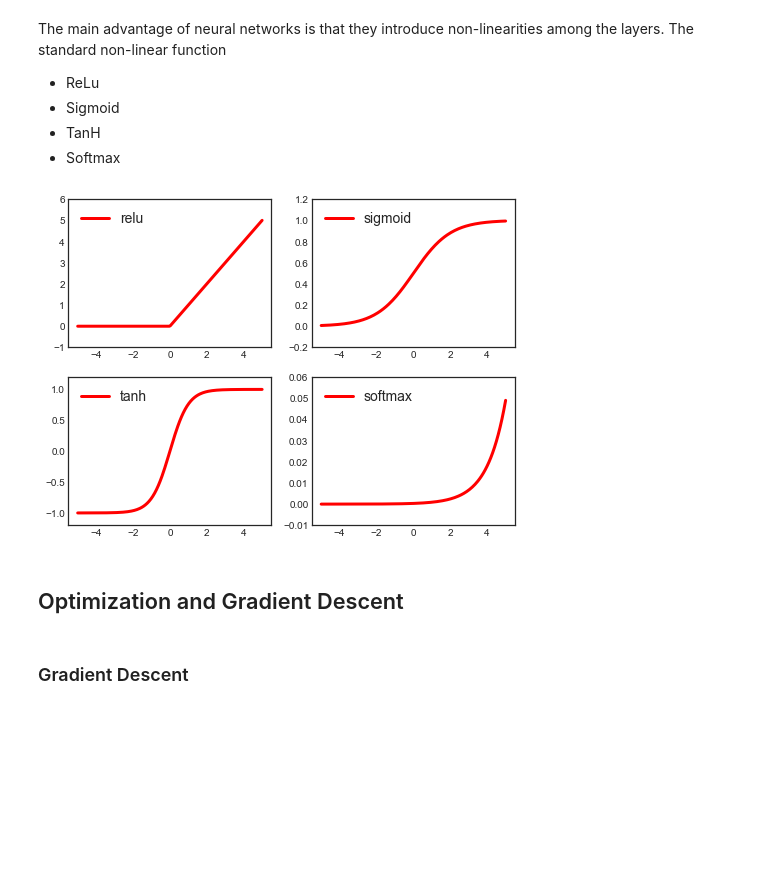
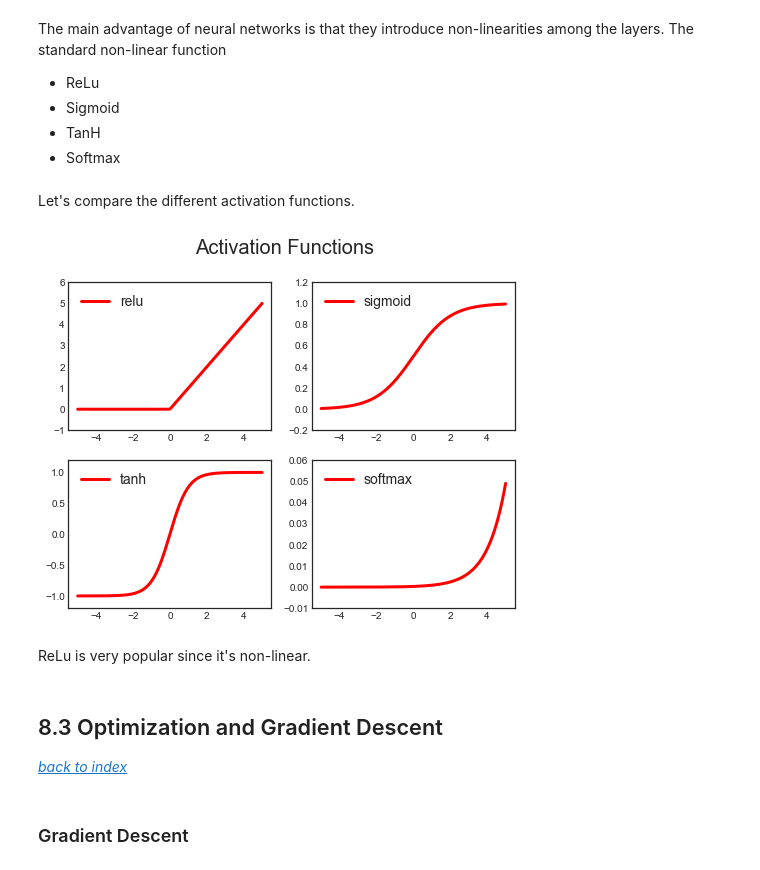
Before and after one commit to matteocourthoud/Machine-Learning-for-Economic-Analysis, a Jupyter notebook: notebooks/8-neuralnets.ipynb, the cells around one changed output. Drawn from its saved outputs; the diff is of its cells as text; code cells hidden in the pictures; blank space fills up the shorter version.

```diff
--- a/notebooks/8-neuralnets.ipynb
+++ b/notebooks/8-neuralnets.ipynb
@@ -297,27 +310,40 @@ y_sigmoid = torch.sigmoid(x_grid).data.numpy()
 y_tanh = torch.tanh(x_grid).data.numpy()
 y_softmax = torch.softmax(x_grid, dim=0).data.numpy()
 # %%
-fig, ((ax1, ax2), (ax3, ax4)) = plt.subplots(2,2, figsize=(8,6))
+# New figure 1
+def make_new_figure_1():
 
-# Relu
-ax1.plot(x_grid_np, y_relu, c='red', label='relu')
-ax1.set_ylim((-1, 6)); ax1.legend()
+    # Init figure
+    fig, ((ax1, ax2), (ax3, ax4)) = plt.subplots(2,2, figsize=(8,6))
+    fig.suptitle('Activation Functions')
 
-# Sigmoid
-ax2.plot(x_grid_np, y_sigmoid, c='red', label='sigmoid')
-ax2.set_ylim((-0.2, 1.2)); ax2.legend()
+    # Relu
+    ax1.plot(x_grid_np, y_relu, c='red', label='relu')
+    ax1.set_ylim((-1, 6)); ax1.legend()
 
-# Tanh
-ax3.plot(x_grid_np, y_tanh, c='red', label='tanh')
-ax3.set_ylim((-1.2, 1.2)); ax3.legend()
+    # Sigmoid
+    ax2.plot(x_grid_np, y_sigmoid, c='red', label='sigmoid')
+    ax2.set_ylim((-0.2, 1.2)); ax2.legend()
 
-# Softmax
-ax4.plot(x_grid_np, y_softmax, c='red', label='softmax')
-ax4.set_ylim((-0.01, 0.06)); ax4.legend();
+    # Tanh
+    ax3.plot(x_grid_np, y_tanh, c='red', label='tanh')
+    ax3.set_ylim((-1.2, 1.2)); ax3.legend()
+
+    # Softmax
+    ax4.plot(x_grid_np, y_softmax, c='red', label='softmax')
+    ax4.set_ylim((-0.01, 0.06)); ax4.legend();
-# %% [output]
-[figure, removed]
+# %% [markdown]
+Let's compare the different activation functions.
+# %%
+make_new_figure_1()
+# %% [output]
+[figure, added]
+# %% [markdown]
+ReLu is very popular since it's non-linear.
 # %% [markdown]
-## Optimization and Gradient Descent
+## 8.3 Optimization and Gradient Descent
+
+[*back to index*](#/1)
 # %% [markdown]
 ### Gradient Descent
 # %% [markdown]
```
Also changed, not shown: parts of 75 cells of this notebook, 3 other files.
